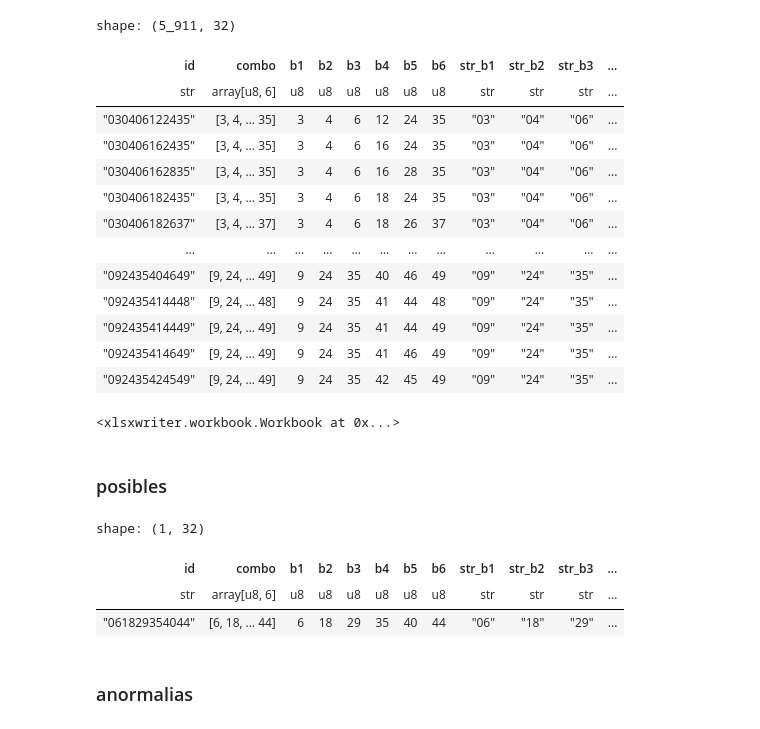
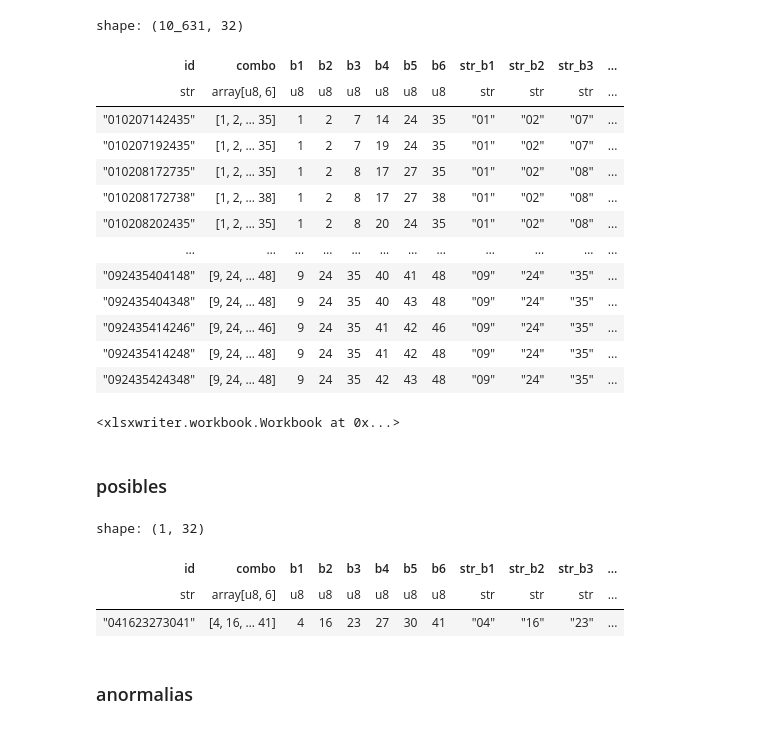
Before and after one commit to coins5/tinkapp.v4, a Jupyter notebook: explore_bolillas_v4_TNK.ipynb, the cells around one changed output. Saved outputs shown, nothing was run; the diff lists cells and outputs as text; code cells hidden in the pictures.

```diff
--- a/explore_bolillas_v4_TNK.ipynb
+++ b/explore_bolillas_v4_TNK.ipynb
@@ -843,9 +843,16 @@ last_b4 = last_bs["str_b4"].to_list()
 last_b5 = last_bs["str_b5"].to_list()
 last_b6 = last_bs["str_b6"].to_list()
 
+last_j1 = list(set(dfRows[0:10]["j1"].to_list()))
+last_j2 = list(set(dfRows[0:10]["j2"].to_list()))
+last_j3 = list(set(dfRows[0:10]["j3"].to_list()))
+last_j4 = list(set(dfRows[0:10]["j4"].to_list()))
+last_j5 = list(set(dfRows[0:10]["j5"].to_list()))
+last_jsum = list(set(dfRows[0:10]["jsum"].to_list()))
+
 df_possible = df_Orows.filter(
   # pl.col("str_b1").is_in(["10", "11", "12", "13", "14", "15", "16"]),
-  pl.col("str_b1").is_in(["03", "05", "06", "08","09"]),
+  pl.col("str_b1").is_in(["01", "03", "04", "05","07", "09"]),
   # pl.col("str_b1").is_in(possible_b1),
   # pl.col("str_b2").is_in(possible_b2),
   # pl.col("str_b3").is_in(possible_b3),
@@ -887,52 +894,58 @@ df_possible = df_Orows.filter(
   ~pl.col("jumps_map").is_in(exclude_jump_maps_b1 + exclude_jump_maps_b2 + exclude_jump_maps_b3 + exclude_jump_maps_b4 + exclude_jump_maps_b5 + exclude_jump_maps_blast),
   # pl.col("is_rare_combination") == False
   pl.col("j1").is_in(jcounts_1),
   pl.col("j2").is_in(jcounts_2),
   pl.col("j3").is_in(jcounts_3),
   pl.col("j4").is_in(jcounts_4),
   pl.col("j5").is_in(jcounts_5),
   # pl.col("joor").is_in(["0", "1", "2"]),
   pl.col("joor").is_in(["1", "2"]),
 
   pl.col("primes_count").is_in(["2", "1", "0", "3"]),
   pl.col("evens_count").is_in(["3", "2", "4"]),
   pl.col("odds_count").is_in(["3", "4", "2"]),
 
   # pl.col("jsum").is_in(jsums[0:15]),
   pl.col("jdiff").is_in(["5", "4"]),
   pl.col("j1") != pl.col("j2"),
   pl.col("j2") != pl.col("j3"),
   pl.col("j3") != pl.col("j4"),
   pl.col("j4") != pl.col("j5"),
 
 
 
-  ~pl.col("j1").is_in(["5", "4", "2", "14", "17", "13", "31"]),
-  ~pl.col("j2").is_in(["3", "9", "1", "8", "15", "4", "3"]),
-  ~pl.col("j3").is_in(["8", "2", "1", "2", "11", "3", "9"]),
-  ~pl.col("j4").is_in(["7", "2", "11", "9", "4", "1", "14"]),
-  ~pl.col("j5").is_in(["2", "9", "14", "13", "1", "10", "12"]),
-  ~pl.col("jsum").is_in(["25", "26", "29", "36", "41", "35", "31"])
+  ~pl.col("j1").is_in(last_j1),
+  ~pl.col("j2").is_in(last_j2),
+  ~pl.col("j3").is_in(last_j3),
+  ~pl.col("j4").is_in(last_j4),
+  ~pl.col("j5").is_in(last_j5),
+  ~pl.col("jsum").is_in(last_jsum)
 )
 
 
+
 display(df_possible)
-df_possible.write_excel("./df_possible_v4_28122025.xlsx")
+
+from datetime import date
+today = date.today()
+ddmmyyyy = today.strftime("%d%m%Y")
+
+df_possible.write_excel(f"./df_possible_v4_{ddmmyyyy}.xlsx")
 # %% [output]
-shape: (5_911, 32)
+shape: (10_631, 32)
 | id | combo | b1 | b2 | b3 | b4 | b5 | b6 | str_b1 | str_b2 | str_b3 | ... |
 | str | array[u8, 6] | u8 | u8 | u8 | u8 | u8 | u8 | str | str | str | ... |
-| "030406122435" | [3, 4, … 35] | 3 | 4 | 6 | 12 | 24 | 35 | "03" | "04" | "06" | ... |
-| "030406162435" | [3, 4, … 35] | 3 | 4 | 6 | 16 | 24 | 35 | "03" | "04" | "06" | ... |
-| "030406162835" | [3, 4, … 35] | 3 | 4 | 6 | 16 | 28 | 35 | "03" | "04" | "06" | ... |
-| "030406182435" | [3, 4, … 35] | 3 | 4 | 6 | 18 | 24 | 35 | "03" | "04" | "06" | ... |
-| "030406182637" | [3, 4, … 37] | 3 | 4 | 6 | 18 | 26 | 37 | "03" | "04" | "06" | ... |
+| "010207142435" | [1, 2, … 35] | 1 | 2 | 7 | 14 | 24 | 35 | "01" | "02" | "07" | ... |
+| "010207192435" | [1, 2, … 35] | 1 | 2 | 7 | 19 | 24 | 35 | "01" | "02" | "07" | ... |
+| "010208172735" | [1, 2, … 35] | 1 | 2 | 8 | 17 | 27 | 35 | "01" | "02" | "08" | ... |
+| "010208172738" | [1, 2, … 38] | 1 | 2 | 8 | 17 | 27 | 38 | "01" | "02" | "08" | ... |
+| "010208202435" | [1, 2, … 35] | 1 | 2 | 8 | 20 | 24 | 35 | "01" | "02" | "08" | ... |
 | … | … | … | … | … | … | … | … | … | … | … | ... |
-| "092435404649" | [9, 24, … 49] | 9 | 24 | 35 | 40 | 46 | 49 | "09" | "24" | "35" | ... |
-| "092435414448" | [9, 24, … 48] | 9 | 24 | 35 | 41 | 44 | 48 | "09" | "24" | "35" | ... |
-| "092435414449" | [9, 24, … 49] | 9 | 24 | 35 | 41 | 44 | 49 | "09" | "24" | "35" | ... |
-| "092435414649" | [9, 24, … 49] | 9 | 24 | 35 | 41 | 46 | 49 | "09" | "24" | "35" | ... |
-| "092435424549" | [9, 24, … 49] | 9 | 24 | 35 | 42 | 45 | 49 | "09" | "24" | "35" | ... |
+| "092435404148" | [9, 24, … 48] | 9 | 24 | 35 | 40 | 41 | 48 | "09" | "24" | "35" | ... |
+| "092435404348" | [9, 24, … 48] | 9 | 24 | 35 | 40 | 43 | 48 | "09" | "24" | "35" | ... |
+| "092435414246" | [9, 24, … 46] | 9 | 24 | 35 | 41 | 42 | 46 | "09" | "24" | "35" | ... |
+| "092435414248" | [9, 24, … 48] | 9 | 24 | 35 | 41 | 42 | 48 | "09" | "24" | "35" | ... |
+| "092435424348" | [9, 24, … 48] | 9 | 24 | 35 | 42 | 43 | 48 | "09" | "24" | "35" | ... |
 <xlsxwriter.workbook.Workbook at 0x...>
 # %% [markdown]
 ### posibles
@@ -943,7 +956,7 @@ df_possible.sample(n=1)
 shape: (1, 32)
 | id | combo | b1 | b2 | b3 | b4 | b5 | b6 | str_b1 | str_b2 | str_b3 | ... |
 | str | array[u8, 6] | u8 | u8 | u8 | u8 | u8 | u8 | str | str | str | ... |
-| "061829354044" | [6, 18, … 44] | 6 | 18 | 29 | 35 | 40 | 44 | "06" | "18" | "29" | ... |
+| "041623273041" | [4, 16, … 41] | 4 | 16 | 23 | 27 | 30 | 41 | "04" | "16" | "23" | ... |
 # %% [markdown]
 ### anormalias
 # %%
```
Also changed, not shown: parts of 16 cells of this notebook, 4 other files.
